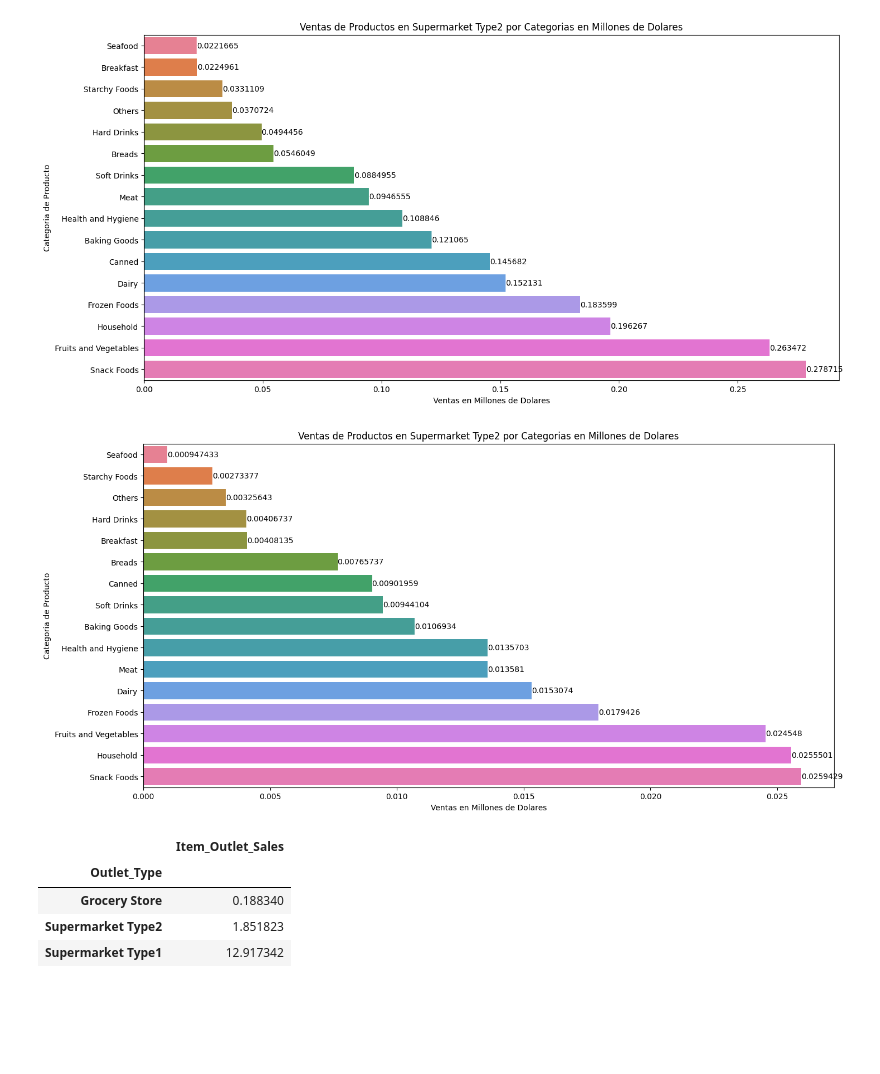
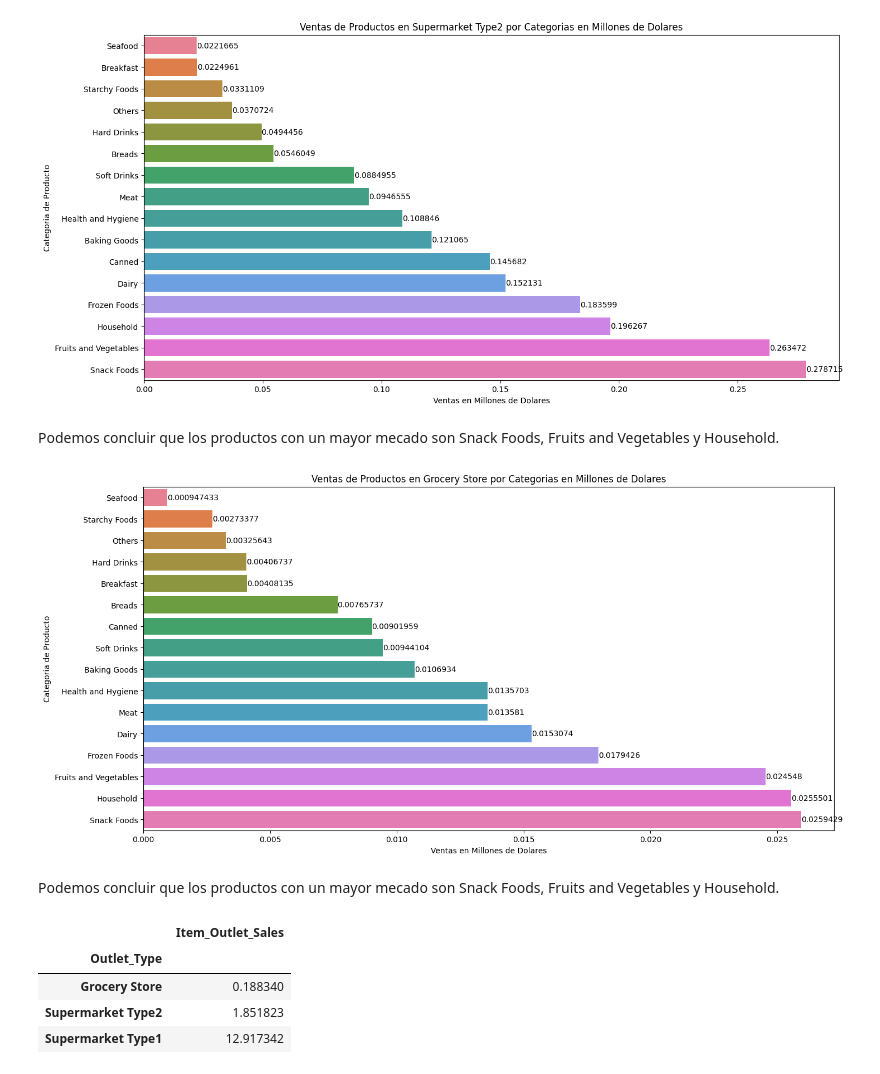
Before and after one commit to JuniorRF19/Sales-Predictions, a Jupyter notebook: Sales_Prediction.ipynb, the cells around one changed output. Drawn from its saved outputs; the diff is of its cells as text; code cells hidden in the pictures; blank space fills up the shorter version.

```diff
--- a/Sales_Prediction.ipynb
+++ b/Sales_Prediction.ipynb
@@ -423,6 +424,8 @@ plt.ylabel('Categoria de Producto')
 plt.show()
 # %% [output]
 [figure]
+# %% [markdown]
+Podemos concluir que los productos con un mayor mecado son Snack Foods, Fruits and Vegetables y Household.
 # %%
 df_outlet_supermarket2 = df[df['Outlet_Type'] == 'Grocery Store']
 # %%
@@ -433,17 +436,19 @@ gb_sales_sum_by_tipe = gb_sales_sum_by_tipe.sort_values(by = 'Item_Outlet_Sales'
 # %%
 plt.figure(figsize=(16, 8))
 ax = sns.barplot(gb_sales_sum_by_tipe, x=gb_sales_sum_by_tipe['Item_Outlet_Sales'].values, y=gb_sales_sum_by_tipe.index , hue=gb_sales_sum_by_tipe.index, legend=False , orient = 'y')
 
 for container in ax.containers:
     ax.bar_label(container, fontsize=10)
 
-plt.title('Ventas de Productos en Supermarket Type2 por Categorias en Millones de Dolares')
+plt.title('Ventas de Productos en Grocery Store por Categorias en Millones de Dolares')
 plt.xlabel('Ventas en Millones de Dolares')
 plt.ylabel('Categoria de Producto')
 
 plt.show()
 # %% [output]
-[figure, old version]
+[figure, new version]
+# %% [markdown]
+Podemos concluir que los productos con un mayor mecado son Snack Foods, Fruits and Vegetables y Household.
 # %%
 df_TipeOutlet = df.groupby(['Outlet_Type'])[['Item_Outlet_Sales']].sum()/1000000
 df_TipeOutlet = df_TipeOutlet.round(6).sort_values(by = 'Item_Outlet_Sales',ascending=True)
```
Also changed, not shown: parts of 2 cells of this notebook.
